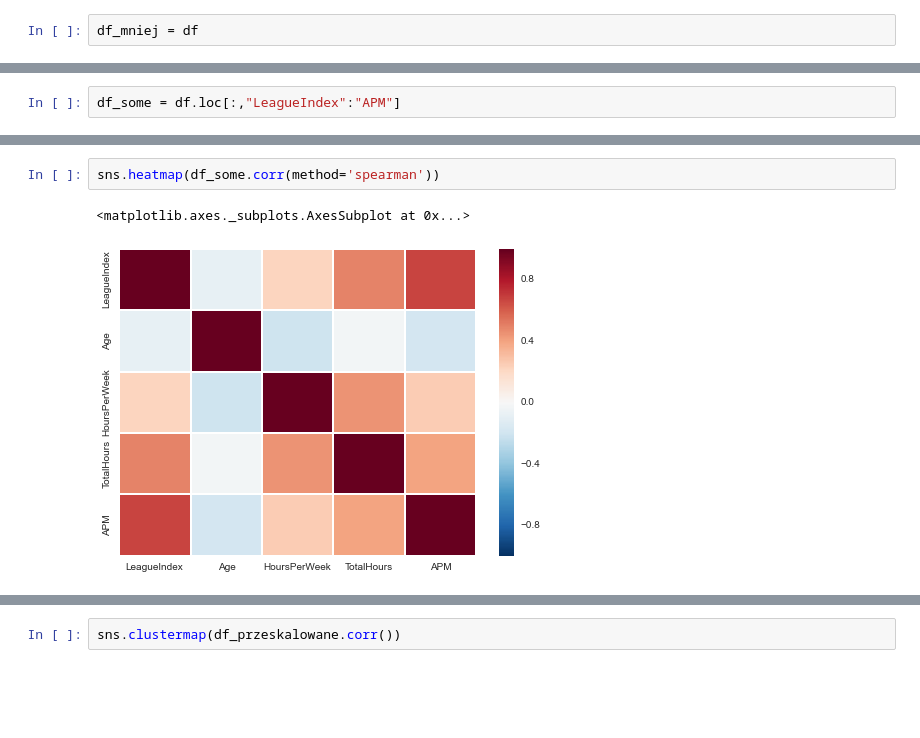
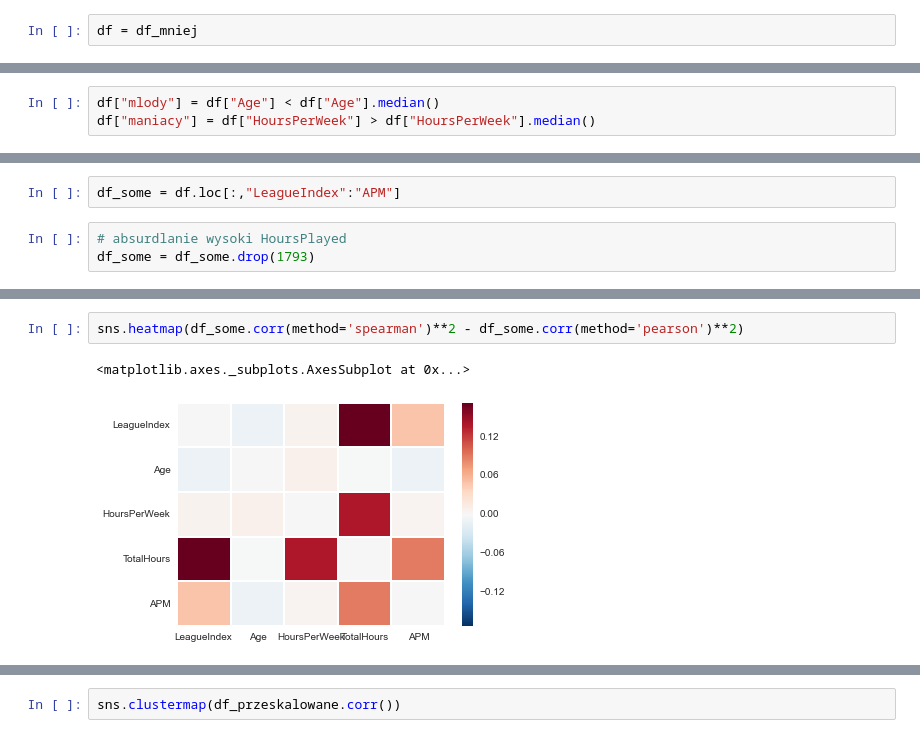
Before and after one commit to DELabUW/szkola-letnia-2015, a Jupyter notebook: zajecia/dzien4_czesc2_regresja.ipynb, the cells around one changed output, grey strips where cells are left out. Drawn from its saved outputs; the diff is of its cells as text; blank space fills up the shorter version.

```diff
--- a/zajecia/dzien4_czesc2_regresja.ipynb
+++ b/zajecia/dzien4_czesc2_regresja.ipynb
@@ -77,6 +97,6 @@ LeagueIndex
 5    806
 6    621
 dtype: int64
-# %%
-df_mniej = df
+# %%
+df = df_mniej
 # %%
@@ -106,0 +155,3 @@ plt.legend(loc="upper left")
+# %%
+df["mlody"] = df["Age"] < df["Age"].median()
+df["maniacy"] = df["HoursPerWeek"] > df["HoursPerWeek"].median()
@@ -135,2 +197,5 @@ df["LeagueIndex"].value_counts().sort_index().plot(kind='bar')
 # %%
 df_some = df.loc[:,"LeagueIndex":"APM"]
+# %%
+# absurdlanie wysoki HoursPlayed
+df_some = df_some.drop(1793)
@@ -160,8 +229,8 @@ df_some.corr(method='spearman')
 # %%
-sns.heatmap(df_some.corr(method='spearman'))
+sns.heatmap(df_some.corr(method='spearman')**2 - df_some.corr(method='pearson')**2)
 # %% [output]
 <matplotlib.axes._subplots.AxesSubplot at 0x...>
-[figure, old version]
+[figure, new version]
 # %%
 sns.corrplot(df_some)
 # %% [output]
```
Also changed, not shown: parts of 57 cells of this notebook, 6 other files.
